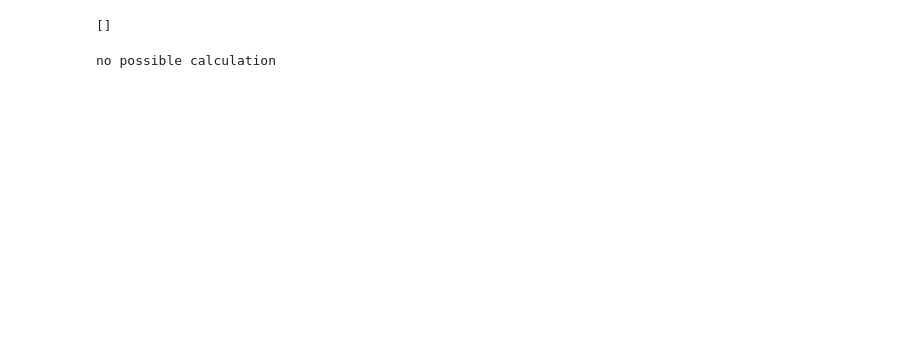
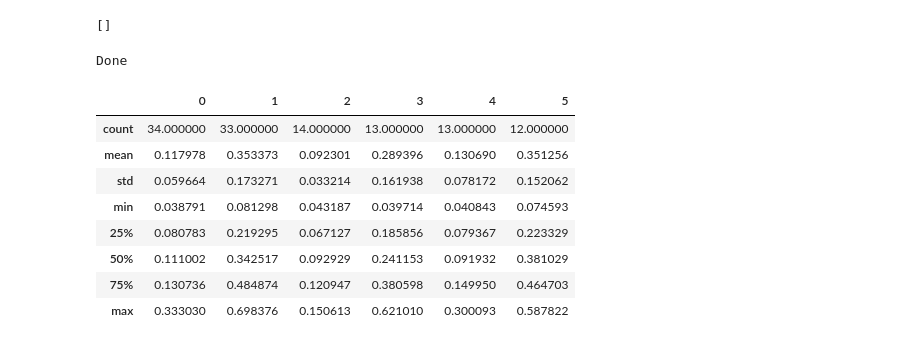
Before and after one commit to CardiAP/DesktopApp, a Jupyter notebook: PruebaAnalisisDisincronia.ipynb, the cells around one changed output. Cells and saved outputs as stored; diff of their text form; code cells hidden in the pictures; blank space fills up the shorter version.

```diff
--- a/PruebaAnalisisDisincronia.ipynb
+++ b/PruebaAnalisisDisincronia.ipynb
@@ -353,20 +324,18 @@ for i in list_archs:
 arch_defectuosos
 # %% [output]
 []
-# %%
-dictres = jasonReader(path_file)
-
-#extract all the slices data
-allSlices = dictres['slices']
-try:
-    #seting columns names
-    column_names = ['transient' + str(x) for x in range(0,len(allSlices[0]['max_peaks_intensities']))]
-    #define a dataframe
-    df_sum = pd.DataFrame(columns=column_names)
-    for i in range(0,len(allSlices)):
-        df_sum.loc[i] = allSlices[i]['max_peaks_intensities'][0:]
-
-except:
-    print('no possible calculation')
-# %% [output]
-no possible calculation
+# %%
+import os
+
+AR_list = []
+path = 'C:/Users/Leand/OneDrive/Documentos/Lean/Analizador_imagenes_calcio/Luis/jsons/'
+jsons_list = os.listdir(path)
+for file in jsons_list:
+    path_file = path + file
+    dic = jasonReader(path_file)
+    T1_mean = float(slicesParser_amplitudes(dic)['transient1'].mean())
+    T2_mean = float(slicesParser_amplitudes(dic)['transient2'].mean())
+    AR_list.append([file, alternance_ratio(dic)])
+print('Done')
+# %% [output]
+Done
@@ -372,0 +359,12 @@ no possible calculation
+# %%
+df.describe()
+# %% [output]
+|  | 0 | 1 | 2 | 3 | 4 | 5 |
+| count | 34.000000 | 33.000000 | 14.000000 | 13.000000 | 13.000000 | 12.000000 |
+| mean | 0.117978 | 0.353373 | 0.092301 | 0.289396 | 0.130690 | 0.351256 |
+| std | 0.059664 | 0.173271 | 0.033214 | 0.161938 | 0.078172 | 0.152062 |
+| min | 0.038791 | 0.081298 | 0.043187 | 0.039714 | 0.040843 | 0.074593 |
+| 25% | 0.080783 | 0.219295 | 0.067127 | 0.185856 | 0.079367 | 0.223329 |
+| 50% | 0.111002 | 0.342517 | 0.092929 | 0.241153 | 0.091932 | 0.381029 |
+| 75% | 0.130736 | 0.484874 | 0.120947 | 0.380598 | 0.149950 | 0.464703 |
+| max | 0.333030 | 0.698376 | 0.150613 | 0.621010 | 0.300093 | 0.587822 |
```
Also changed, not shown: parts of 10 cells of this notebook.
